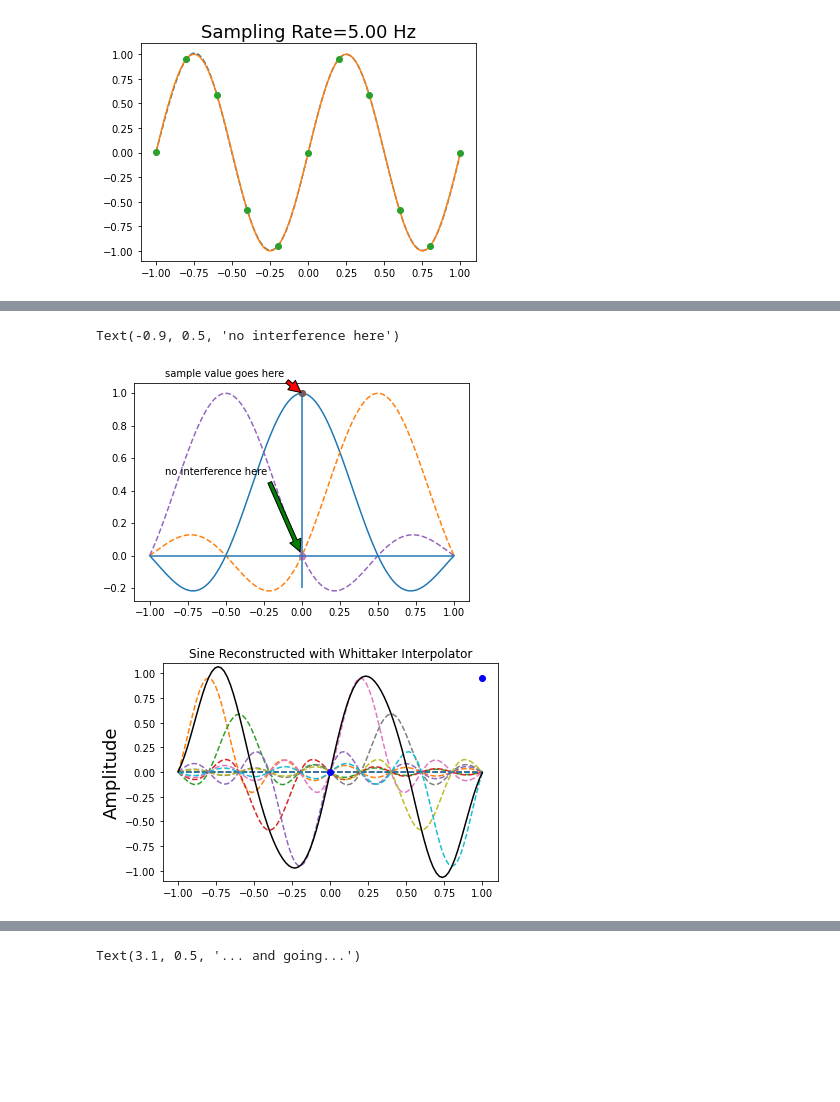
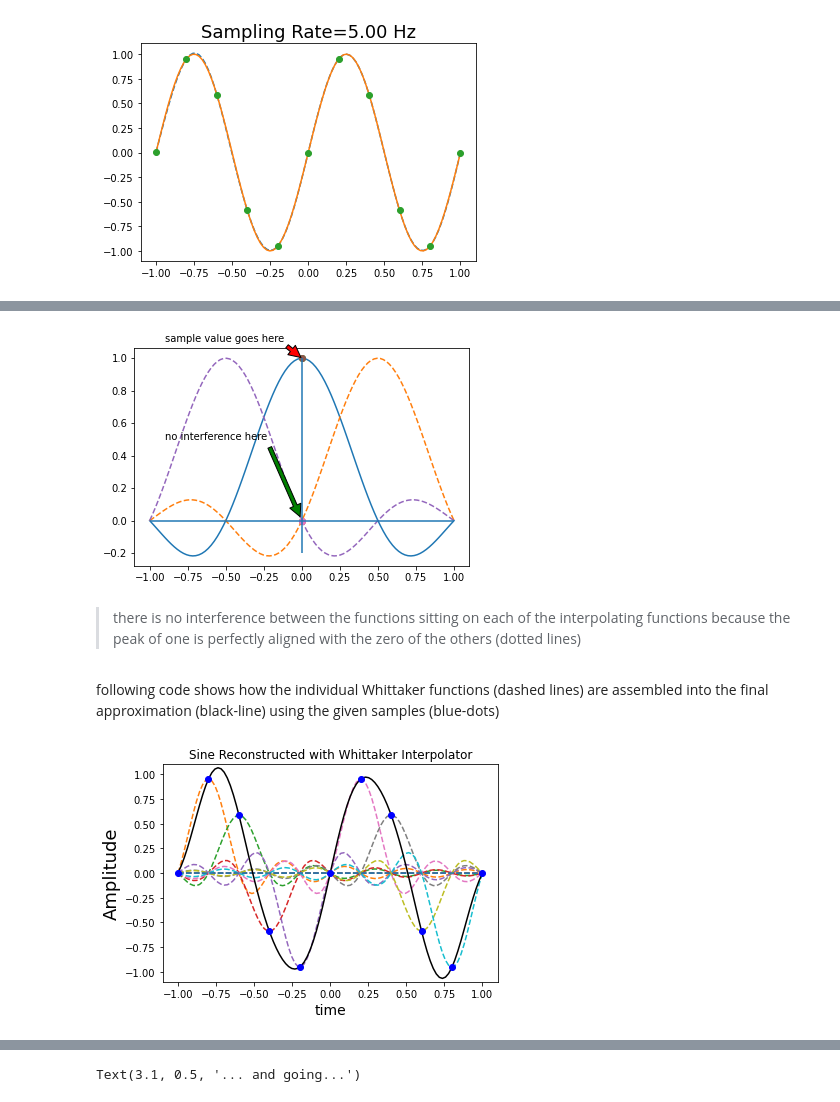
Before and after one commit to hazemMondy/signal-processing, a Jupyter notebook: ch1.ipynb, the cells around one changed output, grey strips where cells are left out. Drawn from its saved outputs; the diff is of its cells as text; code cells hidden in the pictures; blank space fills up the shorter version.

```diff
--- a/ch1.ipynb
+++ b/ch1.ipynb
@@ -165,31 +228,39 @@ fs = 2 # makes this plot easier to read
 ax.plot(t,np.sinc(k - fs * t),
         t,np.sinc(k + 1 - fs * t),'--',k / fs,1,'o',(k) / fs,0,'o',
         t,np.sinc(k - 1 - fs * t),'--',k / fs,1,'o',(-k) / fs,0,'o')
-ax.hlines(0,-1,1) # horizontal lines
+ax.hlines(0,-1,1) # *horizontal lines
 ax.vlines(0,-.2,1) # vertical lines
 ax.annotate('sample value goes here',
         xy=(0,1), # arrowhead position
         xytext=(-1 + .1,1.1),# text position
-arrowprops={'facecolor':'red',
-        'shrink':0.05},)
+        arrowprops={'facecolor':'red',
+                'shrink':0.05},)
 ax.annotate('no interference here',
         xy = (0,0),
         xytext = (-1 + .1,0.5),
-        arrowprops = {'facecolor':'green','shrink':0.05},)
+        arrowprops = {'facecolor':'green',
+                'shrink':0.05},); # shrink the arrowhead
 # %% [output]
-Text(-0.9, 0.5, 'no interference here')
 [figure]
+# %% [markdown]
+> there is no interference between the functions sitting on each of the interpolating functions because the peak of one is perfectly aligned with the zero of the others (dotted lines)
+# %% [markdown]
+ following code shows how the individual Whittaker functions (dashed lines) are assembled into the final approximation (black-line) using the given samples (blue-dots)
 # %%
-fs = 5.0 # sampling rate
-k = np.array(sorted(set((t * fs).astype(int)))) # sorted coefficient list
+fs=5.0 # sampling rate
+k=np.array(sorted(set((t*fs).astype(int)))) # sorted coefficient list
 fig,ax = plt.subplots()
-ax.plot(t,(np.sin(2 * pi * (k[:,None] / fs)) * np.sinc(k[:,None] - fs * t)).T,'--',
-     # individual whittaker functions
-    t,(np.sin(2 * pi * (k[:,None] / fs)) * np.sinc(k[:,None] - fs * t)).
-    sum(axis=0),'k-', # whittaker interpolant k/fs,
-    np.sin(2 * pi * k / fs),'ob')# samplesax.set_xlabel('Time',fontsize = 18)
+
+ax.plot(t,
+        # individual whittaker functions
+        (np.sin(2*pi*(k[:,None]/fs))*np.sinc(k[:,None]-fs*t)).T,'--',
+        t,
+         # whittaker interpolant
+        (np.sin(2*pi*(k[:,None]/fs))*np.sinc(k[:,None]-fs*t)).sum(axis=0),'k-',
+     k/fs,np.sin(2*pi*k/fs),'ob')# samples
+ax.set_xlabel('time',fontsize=14)
 ax.set_ylabel('Amplitude',fontsize = 18)
 ax.set_title('Sine Reconstructed with Whittaker Interpolator')
 ax.axis((-1.1,1.1,-1.1,1.1));
 # %% [output]
-[figure, old version]
+[figure, new version]
```
Also changed, not shown: parts of 11 cells of this notebook.
